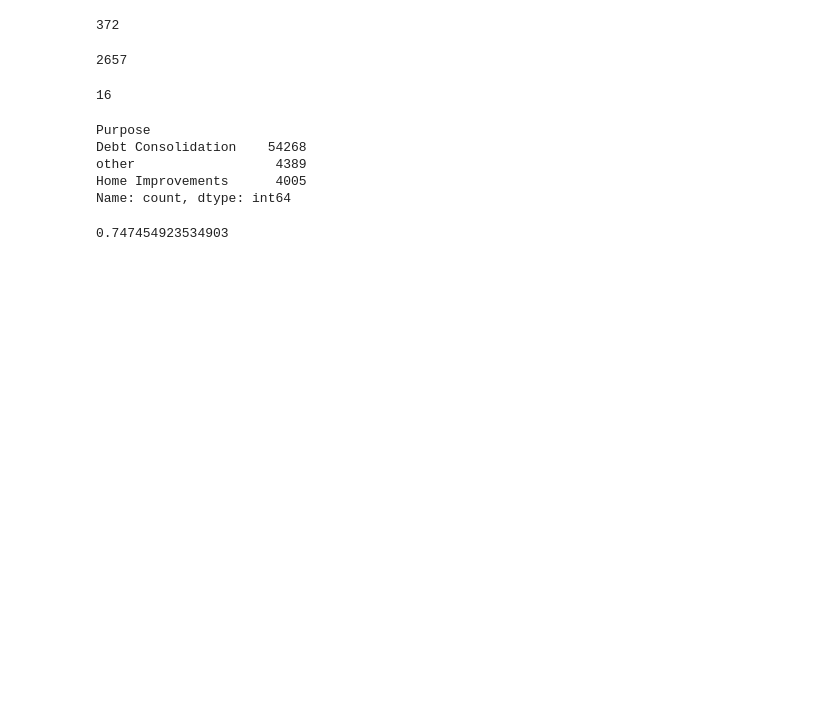
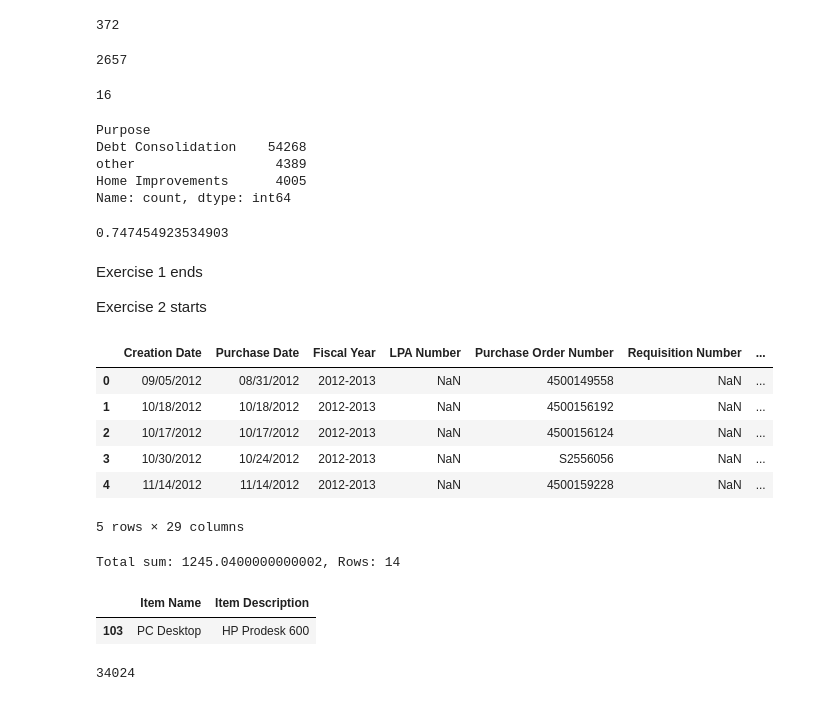
Before and after one commit to ehellgre/data-analytics-2024, a Jupyter notebook: exercise-set-2.ipynb, the cells around one changed output. Drawn from its saved outputs; the diff is of its cells as text; code cells hidden in the pictures; blank space fills up the shorter version.

Commit message:
+ exercise set 2: 2 (2/3)

```diff
--- a/exercise-set-2.ipynb
+++ b/exercise-set-2.ipynb
@@ -174,2 +175,49 @@ corr_between_ncp_and_bankruptcies
 # %% [output]
 0.747454923534903
+# %% [markdown]
+Exercise 1 ends
+
+Exercise 2 starts
+# %%
+purchase_data = pd.read_csv('purchases.csv')
+
+purchase_df = pd.DataFrame(purchase_data)
+purchase_df.head(5)
+# %% [output]
+|  | Creation Date | Purchase Date | Fiscal Year | LPA Number | Purchase Order Number | Requisition Number | ... |
+| 0 | 09/05/2012 | 08/31/2012 | 2012-2013 | NaN | 4500149558 | NaN | ... |
+| 1 | 10/18/2012 | 10/18/2012 | 2012-2013 | NaN | 4500156192 | NaN | ... |
+| 2 | 10/17/2012 | 10/17/2012 | 2012-2013 | NaN | 4500156124 | NaN | ... |
+| 3 | 10/30/2012 | 10/24/2012 | 2012-2013 | NaN | S2556056 | NaN | ... |
+| 4 | 11/14/2012 | 11/14/2012 | 2012-2013 | NaN | 4500159228 | NaN | ... |
+5 rows × 29 columns
+# %%
+# What was the total price sum of the Purchase Order Number 018H2015? (14 rows in total)
+
+#purchase_df_total_sum_018H2015 = purchase_df[purchase_df['Purchase Order Number'] == '018H2015']['Total Price'].sum()
+#purchase_df_total_sum_018H2015
+purchase_df_filter_018H2015 = purchase_df[purchase_df['Purchase Order Number'] == '018H2015']
+purchase_df_filter_018H2015_total_sum = purchase_df_filter_018H2015['Total Price'].sum()
+purchase_df_filter_018H2015_row_len = len(purchase_df_filter_018H2015['Total Price'])
+
+print(f"Total sum: {purchase_df_filter_018H2015_total_sum}, Rows: {purchase_df_filter_018H2015_row_len}")
+# %% [output]
+Total sum: 1245.0400000000002, Rows: 14
+# %%
+# What is the name and description of the purchased item with the Purchase Order Number 3176273? (Item Name, Item Description)
+
+purchase_df_order_3176273 = purchase_df.loc[purchase_df['Purchase Order Number'] == '3176273', ['Item Name', 'Item Description']]
+
+purchase_df_order_3176273
+# %% [output]
+|  | Item Name | Item Description |
+| 103 | PC Desktop | HP Prodesk 600 |
+# %%
+# How many occasions (rows) of purchase data happened during the year 2013?
+
+purchase_df_purchases_2013 = len(purchase_df[purchase_df['Purchase Date'].str.contains('2013')])
+#purchase_df_purchases_2013_len = len(purchase_df_purchases_2013)
+
+purchase_df_purchases_2013
+# %% [output]
+34024
```
Also changed, not shown: parts of 4 cells of this notebook, 1 other file.
